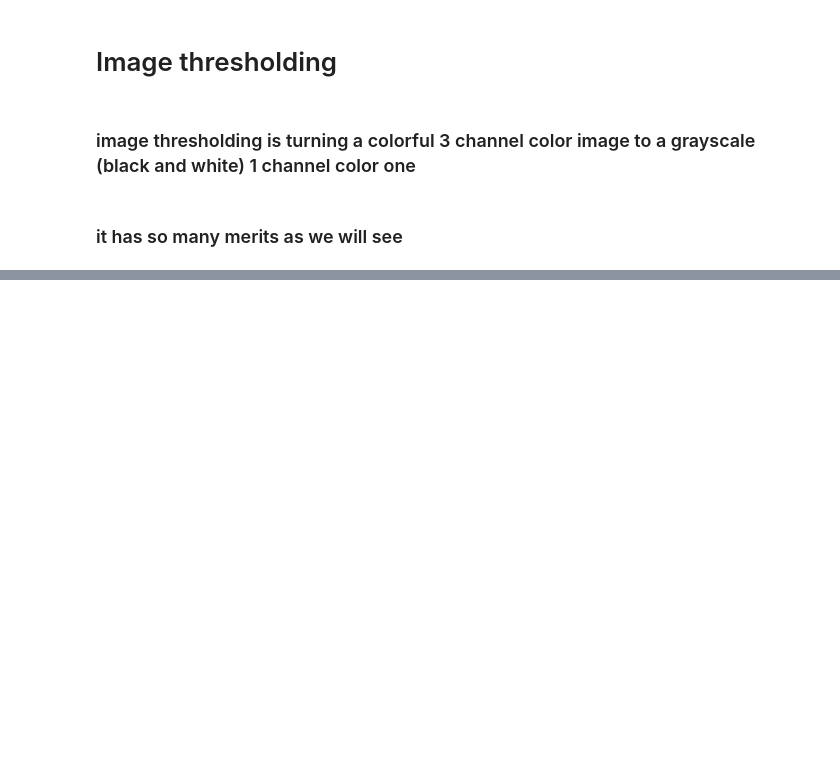
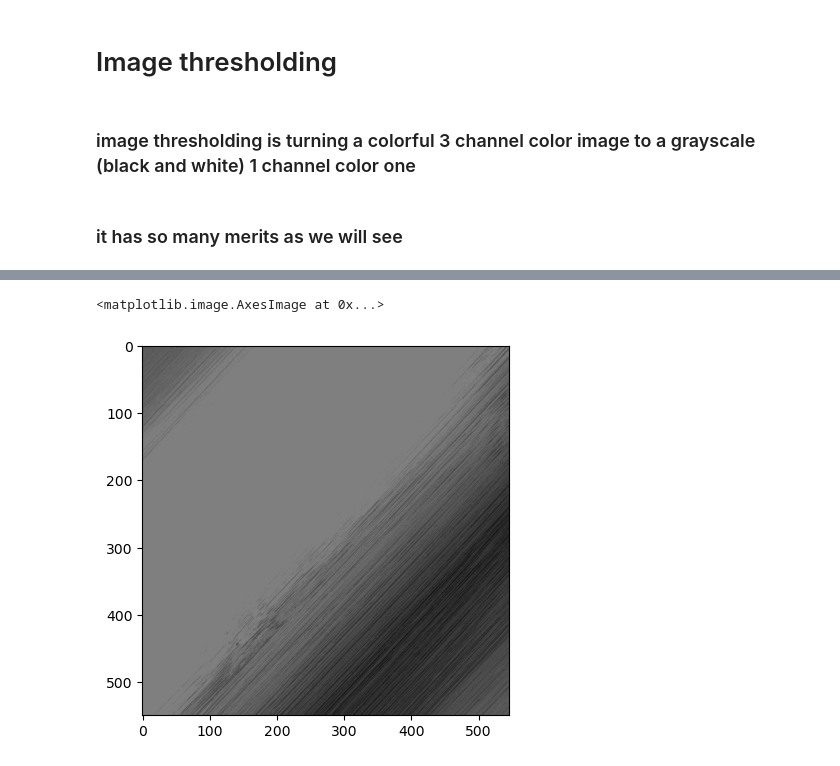
Before and after one commit to Eldamarany1/Learning-Computer-Vision-, a Jupyter notebook: 7_image_thresholding.ipynb, the cells around one changed output, grey strips where cells are left out. Cells and saved outputs as stored; diff of their text form; code cells hidden in the pictures; blank space fills up the shorter version.

```diff
--- a/7_image_thresholding.ipynb
+++ b/7_image_thresholding.ipynb
@@ -23,0 +43,6 @@ plt.imshow(thr_rainbow, cmap = "gray")
+# %%
+thr_val, thr_rainbow = cv.threshold(rainbow, 127, 255, cv.THRESH_TRUNC)
+plt.imshow(thr_rainbow, cmap="gray")
+# %% [output]
+<matplotlib.image.AxesImage at 0x...>
+[figure, added]
```
Also changed, not shown: parts of 12 cells of this notebook.
